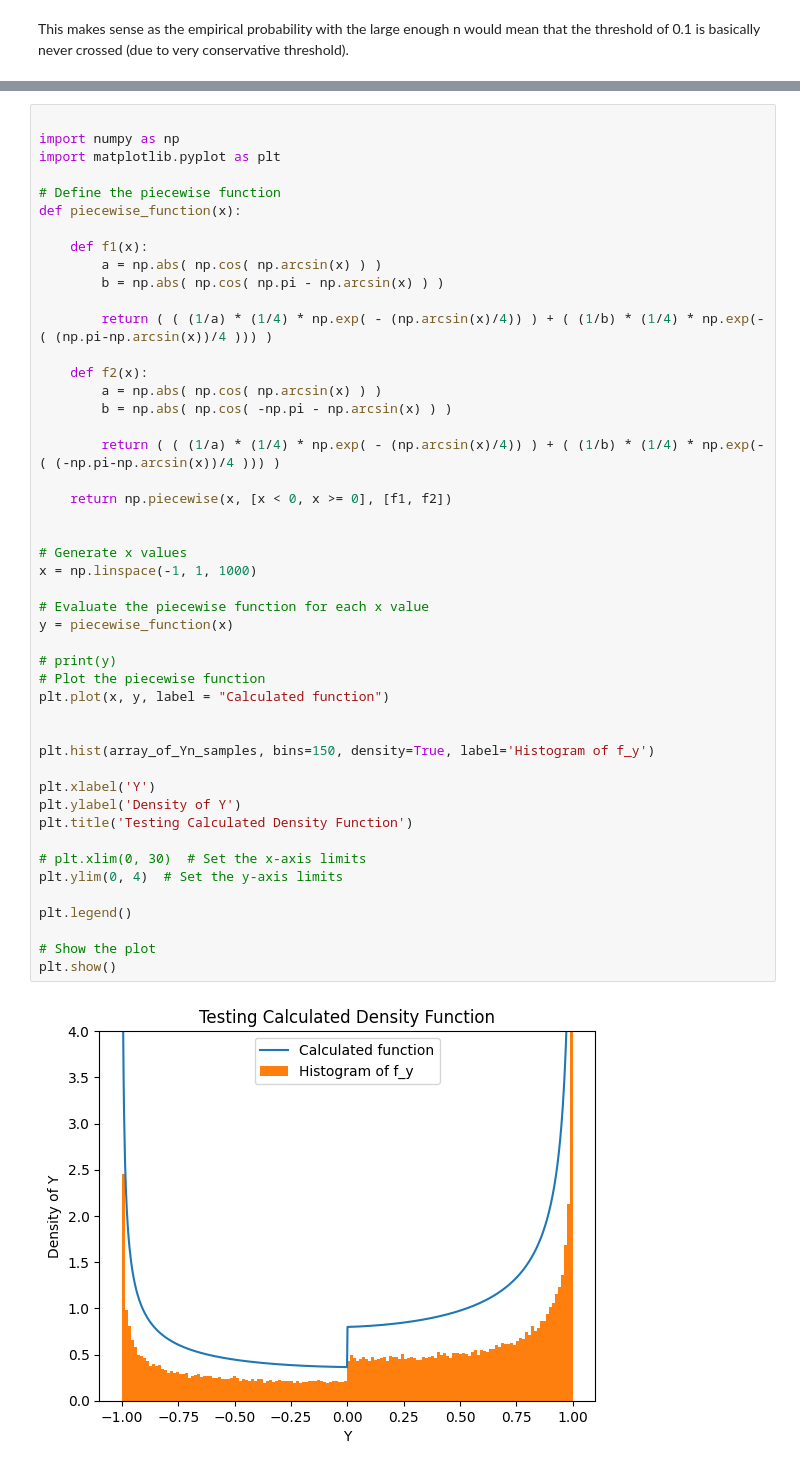
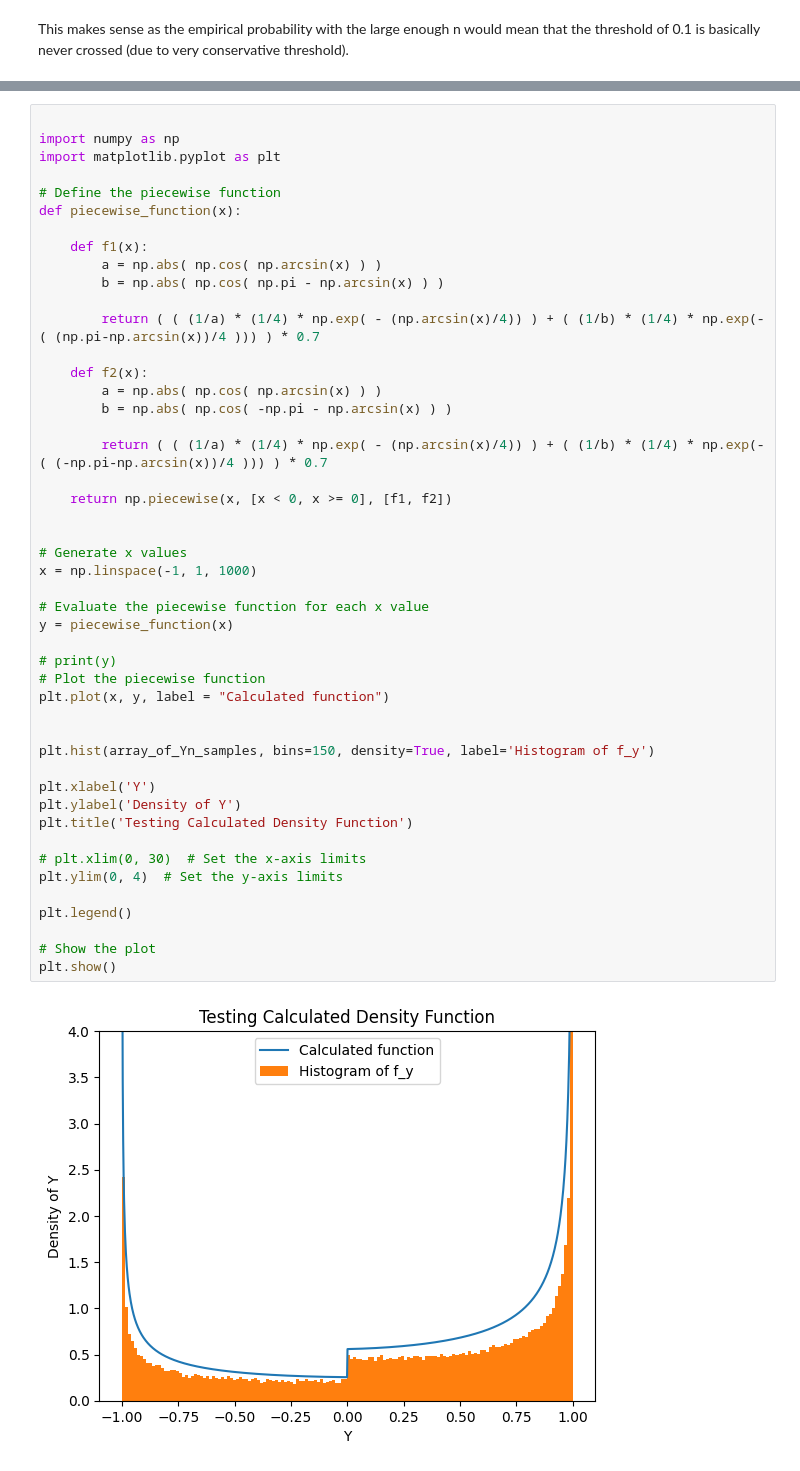
Before and after one commit to Shaan106/Duke_Courses, a Jupyter notebook: MATH 231/Quiz 1/quiz1.ipynb, the cells around one changed output, grey strips where cells are left out. Drawn from its saved outputs; the diff is of its cells as text.

```diff
--- a/MATH 231/Quiz 1/quiz1.ipynb
+++ b/MATH 231/Quiz 1/quiz1.ipynb
@@ -410,43 +410,43 @@ def piecewise_function(x):
         a = np.abs( np.cos( np.arcsin(x) ) )
         b = np.abs( np.cos( np.pi - np.arcsin(x) ) )
 
-        return ( ( (1/a) * (1/4) * np.exp( - (np.arcsin(x)/4)) ) + ( (1/b) * (1/4) * np.exp(- ( (np.pi-np.arcsin(x))/4 ))) )
+        return ( ( (1/a) * (1/4) * np.exp( - (np.arcsin(x)/4)) ) + ( (1/b) * (1/4) * np.exp(- ( (np.pi-np.arcsin(x))/4 ))) ) * 0.7
 
     def f2(x):
         a = np.abs( np.cos( np.arcsin(x) ) )
         b = np.abs( np.cos( -np.pi - np.arcsin(x) ) )
 
-        return ( ( (1/a) * (1/4) * np.exp( - (np.arcsin(x)/4)) ) + ( (1/b) * (1/4) * np.exp(- ( (-np.pi-np.arcsin(x))/4 ))) )
+        return ( ( (1/a) * (1/4) * np.exp( - (np.arcsin(x)/4)) ) + ( (1/b) * (1/4) * np.exp(- ( (-np.pi-np.arcsin(x))/4 ))) ) * 0.7
 
     return np.piecewise(x, [x < 0, x >= 0], [f1, f2])
 
 
 # Generate x values
 x = np.linspace(-1, 1, 1000)
 
 # Evaluate the piecewise function for each x value
 y = piecewise_function(x)
 
 # print(y)
 # Plot the piecewise function
 plt.plot(x, y, label = "Calculated function")
 
 
 plt.hist(array_of_Yn_samples, bins=150, density=True, label='Histogram of f_y')
 
 plt.xlabel('Y')
 plt.ylabel('Density of Y')
 plt.title('Testing Calculated Density Function')
 
 # plt.xlim(0, 30)  # Set the x-axis limits
 plt.ylim(0, 4)  # Set the y-axis limits
 
 plt.legend()
 
 # Show the plot
 plt.show()
 # %% [output]
-[figure, old version]
+[figure, new version]
 # %% [markdown]
 # Exploring Limit Theorems for Maximums [25 pts]
 
```
Also changed, not shown: parts of 20 cells of this notebook, 10 other files.
